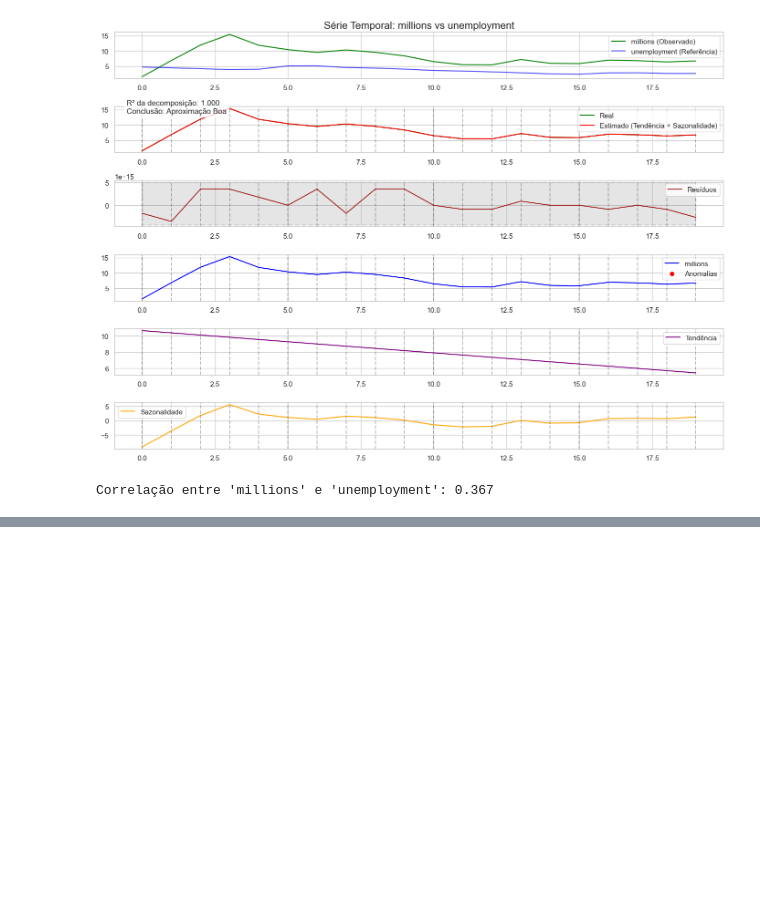
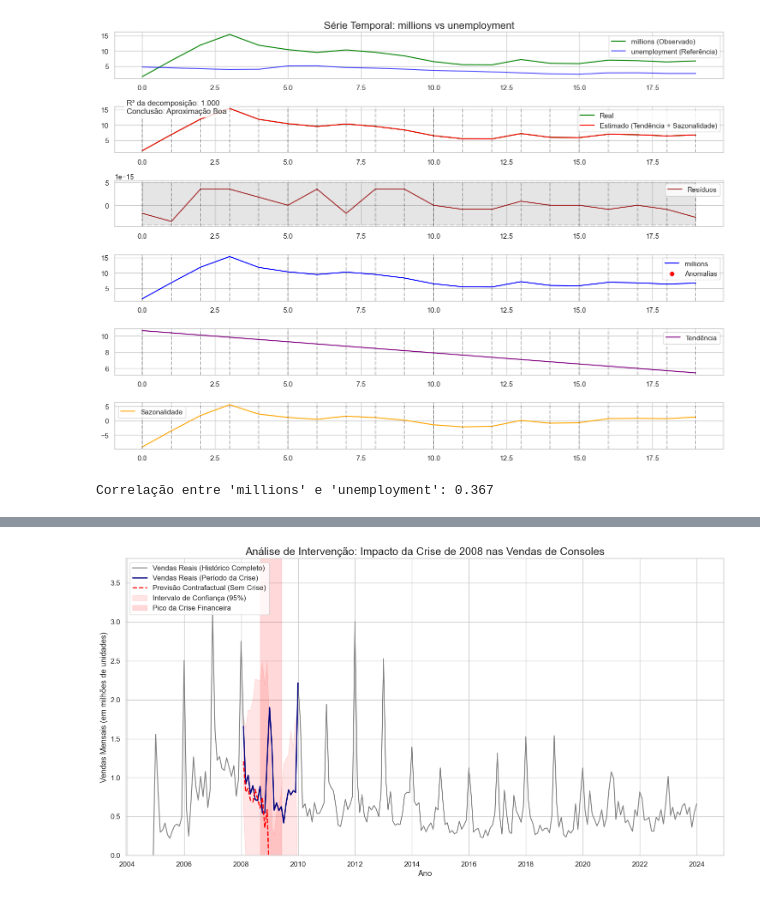
Before and after one commit to FramesPerStatistic/Console_Analyses, a Jupyter notebook: notebooks/macroeconomics.ipynb, the cells around one changed output, grey strips where cells are left out. Cells and saved outputs as stored; diff of their text form; code cells hidden in the pictures; blank space fills up the shorter version.

Commit message:
[FEAT] Início das análises macroeconômicas regionais

```diff
--- a/notebooks/macroeconomics.ipynb
+++ b/notebooks/macroeconomics.ipynb
@@ -219,0 +421,18 @@ Correlação entre 'millions' e 'unemployment': 0.367
+# %%
+sns.set(style="whitegrid", font_scale=1.1)
+plt.rcParams['figure.figsize'] = (12, 6)
+
+jp_sales_df['date'] = pd.to_datetime(jp_sales_df['week'])
+jp_sales_df = jp_sales_df.set_index('date')
+jp_month_sales = jp_sales_df['sales'].resample('ME').sum()
+
+jp_unemployment_df['date'] = pd.to_datetime(jp_unemployment_df['year'].astype(str) + '-12-31')
+jp_unemployment_df = jp_unemployment_df.set_index('date')
+jp_month_unemployment = jp_unemployment_df['unemployment'].resample('ME').ffill()
+
+jp_gdp_df['date'] = pd.to_datetime(jp_gdp_df['year'].astype(str) + '-12-31')
+jp_gdp_df = jp_gdp_df.set_index('date')
+jp_month_gdp = jp_gdp_df['GDP'].resample('ME').ffill()
+
+concat = pd.concat([jp_month_sales, jp_month_gdp, jp_month_unemployment], axis=1).dropna()
+concat
@@ -219,0 +454,59 @@ Correlação entre 'millions' e 'unemployment': 0.367
+# %%
+# Bloco 2: Análise de Evento - Crise Financeira de 2008
+# --------------------------------------------------------
+# Objetivo: Modelar o período pré-crise (2004-2007) para prever o
+# comportamento das vendas durante a crise (2008-2009).
+
+print("\n--- Iniciando Análise de Evento: Crise de 2008 ---")
+
+# 1. Definir períodos e variáveis
+train_2008 = concat.loc['2004-01-01':'2007-12-31']
+test_2008 = concat.loc['2008-01-01':'2009-12-31']
+
+# Variável endógena (o que queremos prever)
+endog_2008 = train_2008['sales']
+# Variáveis exógenas (usadas para ajudar na previsão)
+exog_2008_train = train_2008[['GDP', 'unemployment']]
+exog_2008_test = test_2008[['GDP', 'unemployment']]
+
+# 2. Encontrar os melhores parâmetros SARIMAX com auto_arima
+# `m=12` indica um ciclo sazonal anual (12 meses)
+# CORREÇÃO: Removido d=1 e D=1 para permitir que auto_arima encontre os melhores
+# parâmetros de diferenciação, resultando em um modelo mais estável.
+auto_model_2008 = pm.auto_arima(endog_2008, exogenous=exog_2008_train,
+                                start_p=1, start_q=1,
+                                test='adf',
+                                max_p=3, max_q=3, m=12,
+                                start_P=0, seasonal=True,
+                                max_d=2, max_D=1, trace=True,
+                                error_action='ignore',
+                                suppress_warnings=True,
+                                stepwise=True)
+
+print("\nMelhores parâmetros encontrados para o período pré-2008:")
+print(auto_model_2008.summary())
+
+# 3. Treinar o modelo final e prever
+model_2008 = SARIMAX(endog_2008, exog=exog_2008_train, order=auto_model_2008.order, seasonal_order=auto_model_2008.seasonal_order)
+results_2008 = model_2008.fit()
+forecast_2008 = results_2008.get_forecast(steps=len(test_2008), exog=exog_2008_test)
+forecast_mean_2008 = forecast_2008.predicted_mean
+confidence_intervals_2008 = forecast_2008.conf_int()
+
+# 4. Plotar os resultados
+plt.figure(figsize=(18, 9))
+plt.plot(concat['sales'] / 1e6, label='Vendas Reais (Histórico Completo)', color='gray') # Dividido por 1M para escala
+plt.plot(test_2008['sales'] / 1e6, label='Vendas Reais (Período da Crise)', color='navy', lw=2)
+plt.plot(forecast_mean_2008 / 1e6, label='Previsão Contrafactual (Sem Crise)', color='red', linestyle='--', lw=2)
+plt.fill_between(confidence_intervals_2008.index,
+                 confidence_intervals_2008.iloc[:, 0] / 1e6,
+                 confidence_intervals_2008.iloc[:, 1] / 1e6, color='red', alpha=0.1, label='Intervalo de Confiança (95%)')
+
+plt.title('Análise de Intervenção: Impacto da Crise de 2008 nas Vendas de Consoles', fontsize=18)
+plt.xlabel('Ano')
+plt.ylabel('Vendas Mensais (em milhões de unidades)') # Ajuste no label do eixo Y
+plt.axvspan('2008-09-01', '2009-06-01', color='red', alpha=0.15, label='Pico da Crise Financeira')
+plt.legend(loc='upper left')
+plt.ylim(bottom=0) # Garante que o eixo Y não mostre valores negativos
+plt.show()
+# %% [output]
@@ -219,0 +530 @@ Correlação entre 'millions' e 'unemployment': 0.367
+[figure, added]
```
Also changed, not shown: parts of 12 cells of this notebook, 1 other file.
